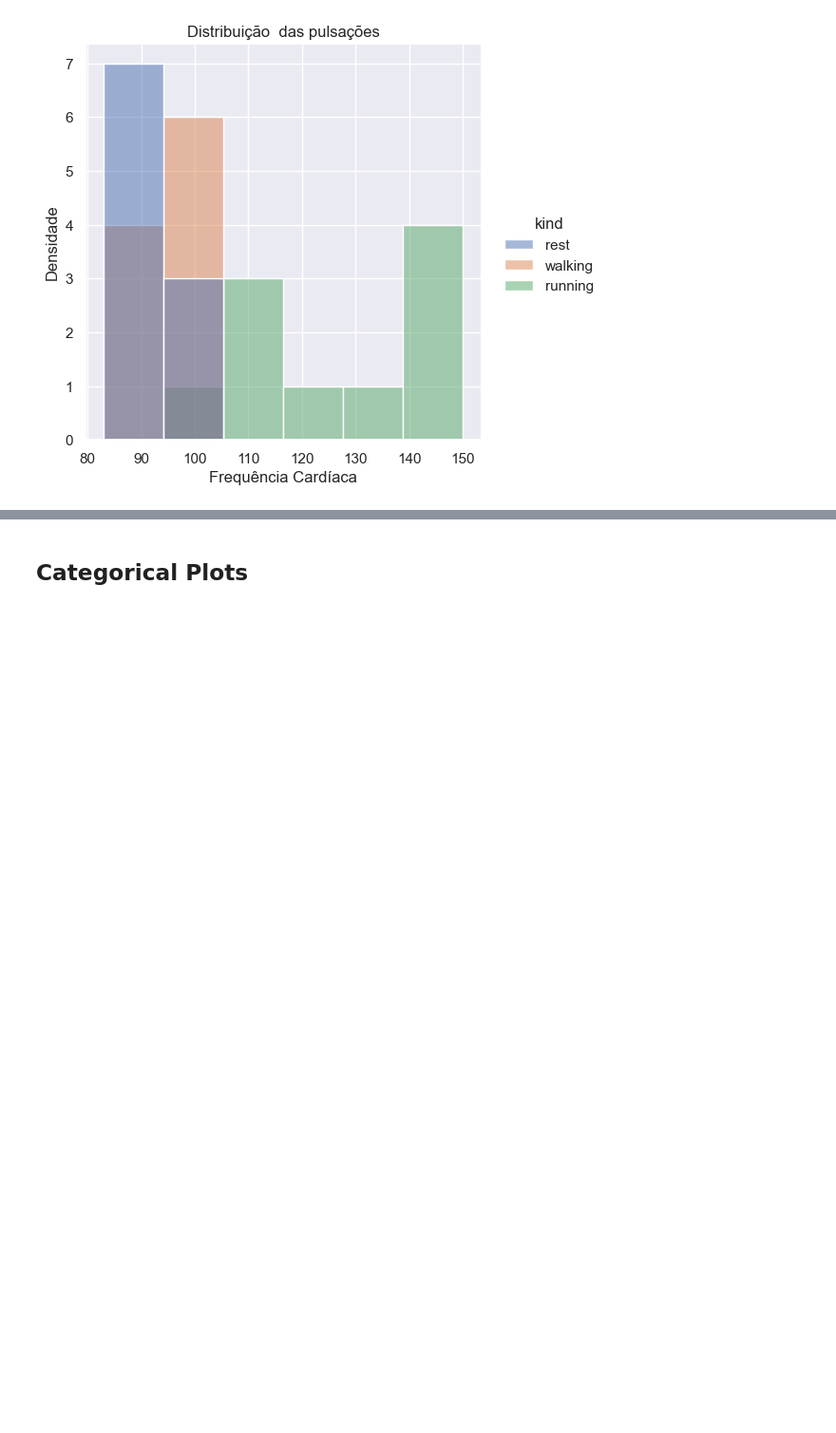
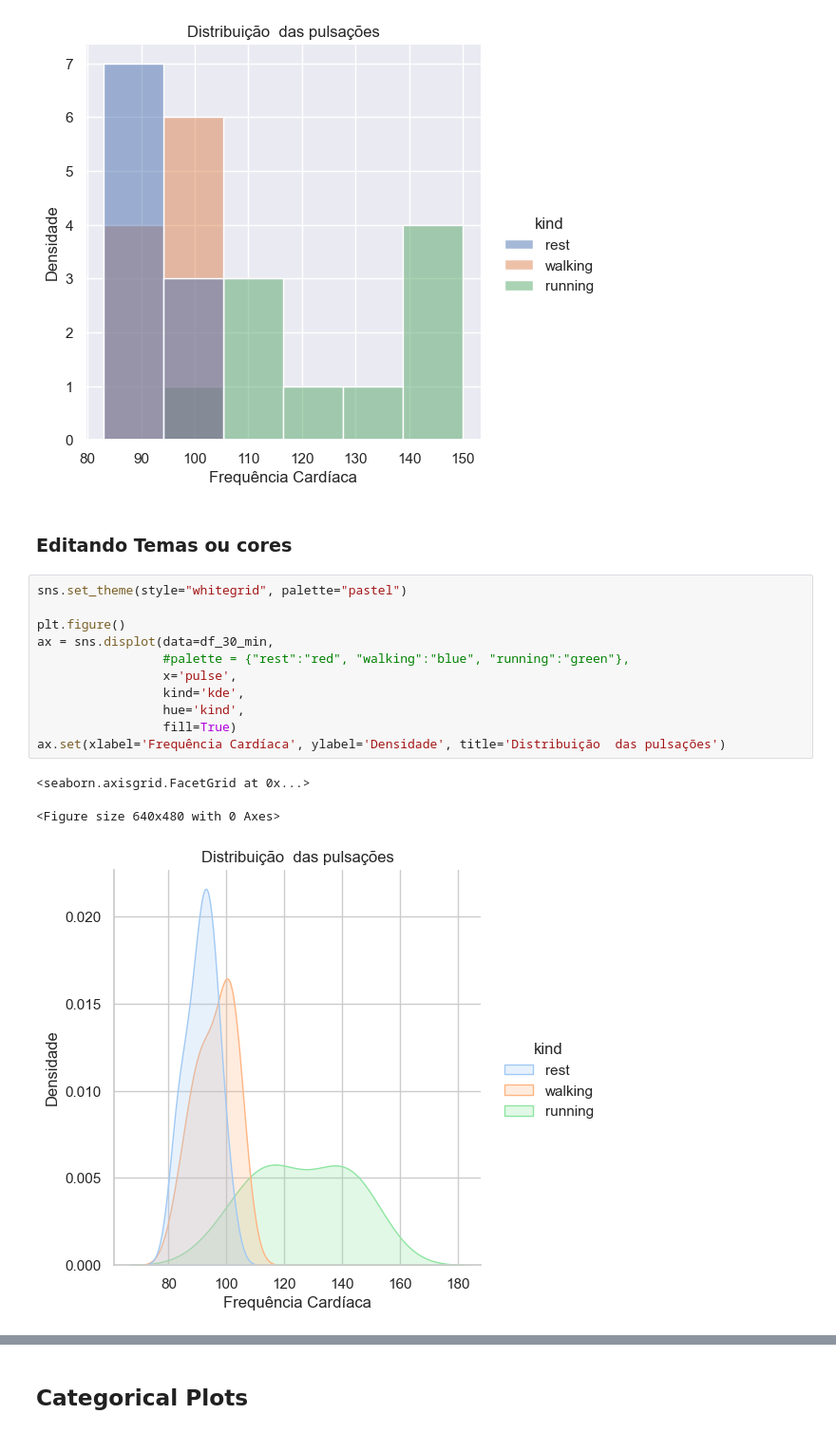
Before and after one commit to cordeirolibel/coderhouse_ds_45735, a Jupyter notebook: Aula10 (Visualizações em Python (Parte II))/Aula10.ipynb, the cells around one changed output, grey strips where cells are left out. Shown at 95% size. Saved outputs shown, nothing was run; the diff lists cells and outputs as text; blank space fills up the shorter version.

```diff
--- a/Aula10 (Visualizações em Python (Parte II))/Aula10.ipynb
+++ b/Aula10 (Visualizações em Python (Parte II))/Aula10.ipynb
@@ -163,3 +174,20 @@ ax.set(xlabel='Frequência Cardíaca', ylabel='Densidade', title='Distribuição
 <seaborn.axisgrid.FacetGrid at 0x...>
 <Figure size 640x480 with 0 Axes>
 [figure]
+# %% [markdown]
+### Editando Temas ou cores
+# %%
+sns.set_theme(style="whitegrid", palette="pastel")
+
+plt.figure()
+ax = sns.displot(data=df_30_min,
+                 #palette = {"rest":"red", "walking":"blue", "running":"green"},
+                 x='pulse',
+                 kind='kde',
+                 hue='kind',
+                 fill=True)
+ax.set(xlabel='Frequência Cardíaca', ylabel='Densidade', title='Distribuição  das pulsações')
+# %% [output]
+<seaborn.axisgrid.FacetGrid at 0x...>
+<Figure size 640x480 with 0 Axes>
+[figure, added]
```
Also changed, not shown: parts of 4 cells of this notebook.
